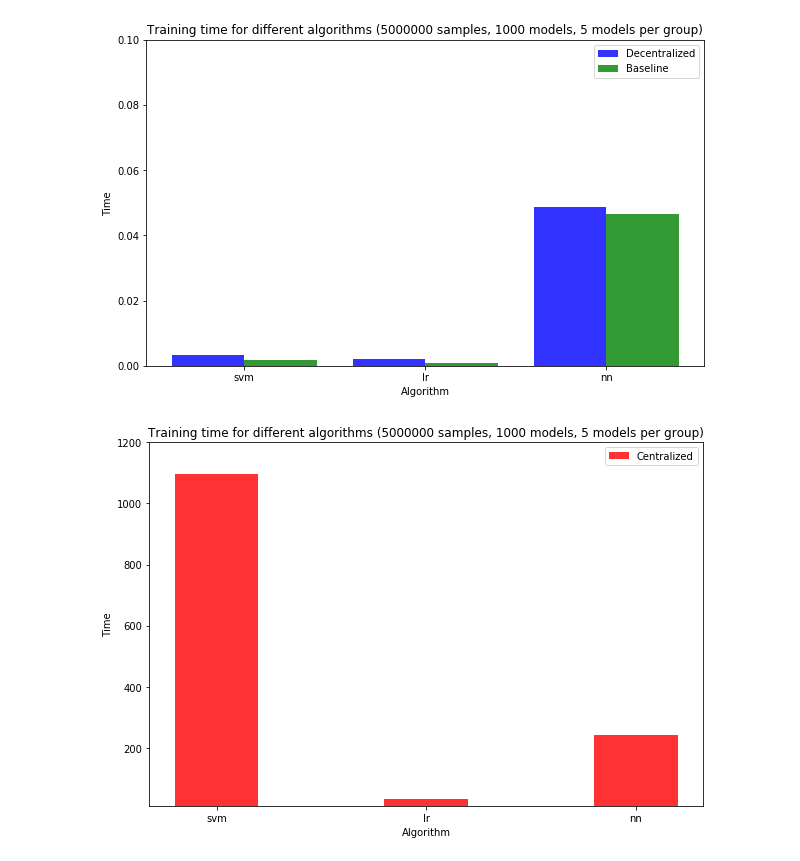
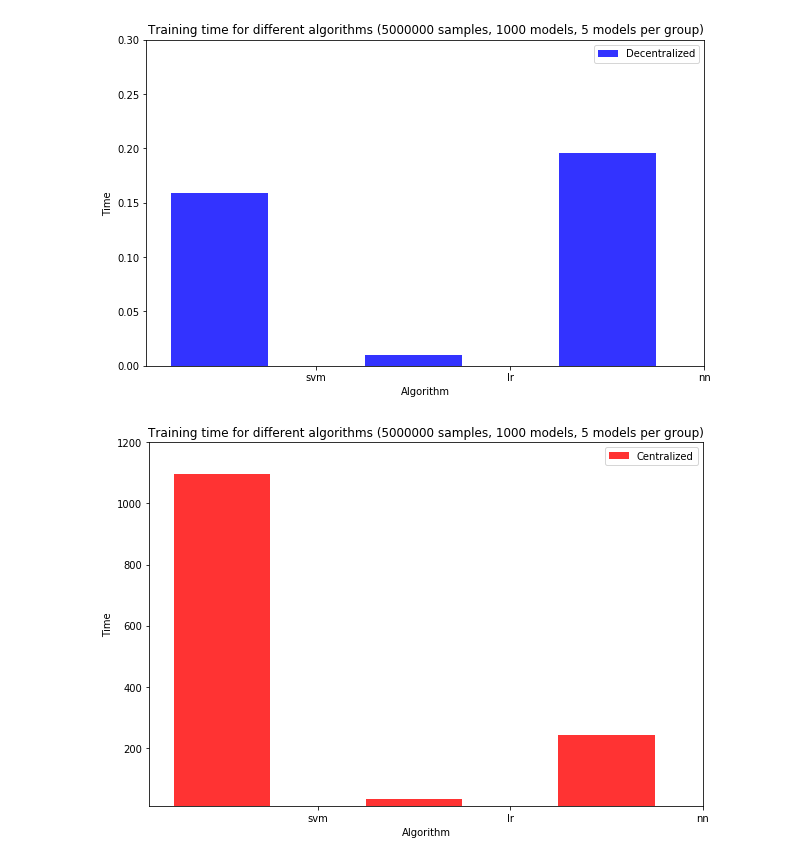
Before and after one commit to alisakhatipova/Parallel-Machine-Learning, a Jupyter notebook: split_exp.ipynb, the cells around one changed output. Cells and saved outputs as stored; diff of their text form; code cells hidden in the pictures.

```diff
--- a/split_exp.ipynb
+++ b/split_exp.ipynb
@@ -7,52 +85,48 @@ from split_comparison_experiment import *
 algs = ['svm', 'lr', 'nn']
 # data to plot
 n_groups = 3
-decentr = [alg_svm_aver_train_time_decentr, alg_lr_aver_train_time_decentr, alg_nn_aver_train_time_decentr]
-baseline = [alg_svm_aver_train_time_baseline, alg_lr_aver_train_time_baseline, alg_nn_aver_train_time_baseline]
-cent = [alg_svm_aver_train_time_real, alg_lr_aver_train_time_real, alg_nn_aver_train_time_real]
+decentr = [0.158813634, 0.01034771203, 0.19576765489]
+centr = [1097.85066, 30.866311073, 240.31716704]
+
 # create plot
 fig, ax = plt.subplots(figsize=(10, 6))
 index = np.arange(n_groups)
-bar_width = 0.4
+bar_width = 0.5
 opacity = 0.8
 ax.set_ylim(ymin=0.0)
-ax.set_ylim(ymax=0.1)
+ax.set_ylim(ymax=0.3)
 rects1 = plt.bar(index, decentr, bar_width,
                  alpha=opacity,
                  color='b',
                  label='Decentralized')
-rects1 = plt.bar(index + bar_width, baseline, bar_width,
-                 alpha=opacity,
-                 color='g',
-                 label='Baseline')
 
 plt.xlabel('Algorithm')
 plt.ylabel('Time')
 plt.title('Training time for different algorithms (5000000 samples, 1000 models, 5 models per group)')
-plt.xticks(index + bar_width/2, algs)
+plt.xticks(index + bar_width, algs)
 plt.legend()
 
 fig, ax = plt.subplots(figsize=(9, 6))
 index = np.arange(n_groups)
-bar_width = 0.4
+bar_width = 0.5
 opacity = 0.8
 ax.set_ylim(ymin=10)
 ax.set_ylim(ymax=1200)
 rects1 = plt.bar(index, centr, bar_width,
                  alpha=opacity,
                  color='r',
                  label='Centralized')
 
 plt.xlabel('Algorithm')
 plt.ylabel('Time')
 plt.title('Training time for different algorithms (5000000 samples, 1000 models, 5 models per group)')
-plt.xticks(index, algs)
+plt.xticks(index + bar_width, algs)
 plt.legend()
 
 
 plt.tight_layout()
 plt.show()
 # %% [output]
-[figure, old version]
+[figure, new version]
-[figure, old version]
+[figure, new version]
 # %%
```
Also changed, not shown: parts of 6 cells of this notebook, 3 other files.
